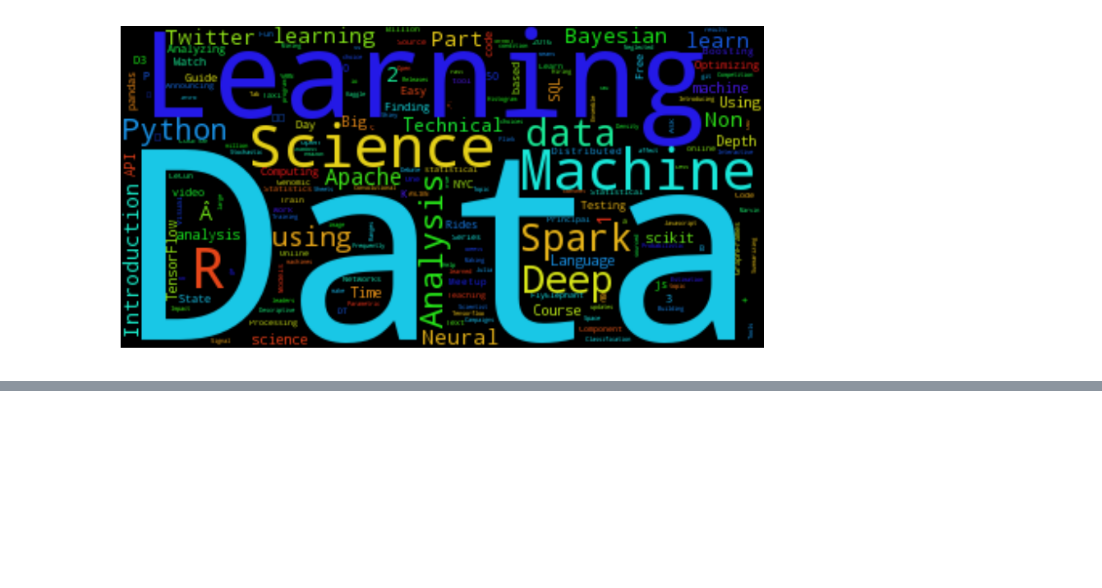
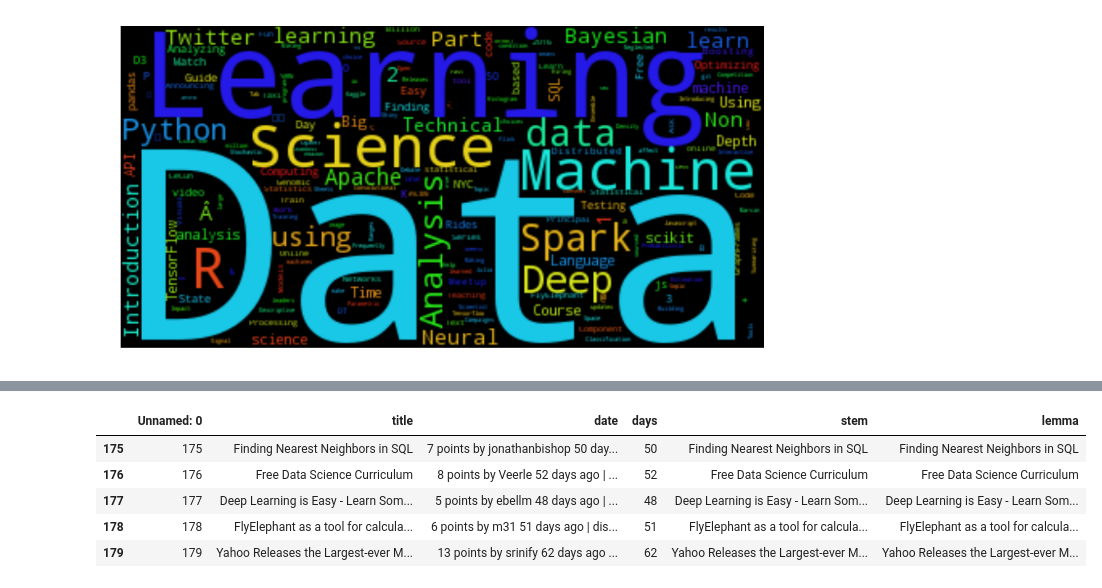
Before and after one commit to jithurjacob/machine-learning, a Jupyter notebook: text_mining/Explore.ipynb, the cells around one changed output, grey strips where cells are left out. Cells and saved outputs as stored; diff of their text form; code cells hidden in the pictures; blank space fills up the shorter version.

Commit message:
Adding lemma and stem

```diff
--- a/text_mining/Explore.ipynb
+++ b/text_mining/Explore.ipynb
@@ -107,0 +143,8 @@ plt.show()
+# %%
+def stem_title(data):
+    return porter_stemmer.stem(unicode(data['title'],encoding="utf-8"))
+# %%
+def lemmatize_title(data):
+    return wordnet_lemmatizer.lemmatize(unicode(data['title'],encoding="utf-8"))
+# %%
+df['stem'] = df.apply(stem_title,axis=1)
@@ -107,0 +160,2 @@ plt.show()
+# %%
+df['lemma'] = df.apply(lemmatize_title,axis=1)
@@ -107,0 +171,9 @@ plt.show()
+# %%
+df.tail()
+# %% [output]
+|  | Unnamed: 0 | title | date | days | stem | lemma |
+| 175 | 175 | Finding Nearest Neighbors in SQL | 7 points by jonathanbishop 50 day... | 50 | Finding Nearest Neighbors in SQL | Finding Nearest Neighbors in SQL |
+| 176 | 176 | Free Data Science Curriculum | 8 points by Veerle 52 days ago | ... | 52 | Free Data Science Curriculum | Free Data Science Curriculum |
+| 177 | 177 | Deep Learning is Easy - Learn Som... | 5 points by ebellm 48 days ago | ... | 48 | Deep Learning is Easy - Learn Som... | Deep Learning is Easy - Learn Som... |
+| 178 | 178 | FlyElephant as a tool for calcula... | 6 points by m31 51 days ago | dis... | 51 | FlyElephant as a tool for calcula... | FlyElephant as a tool for calcula... |
+| 179 | 179 | Yahoo Releases the Largest-ever M... | 13 points by srinify 62 days ago ... | 62 | Yahoo Releases the Largest-ever M... | Yahoo Releases the Largest-ever M... |
```
Also changed, not shown: parts of 14 cells of this notebook.
